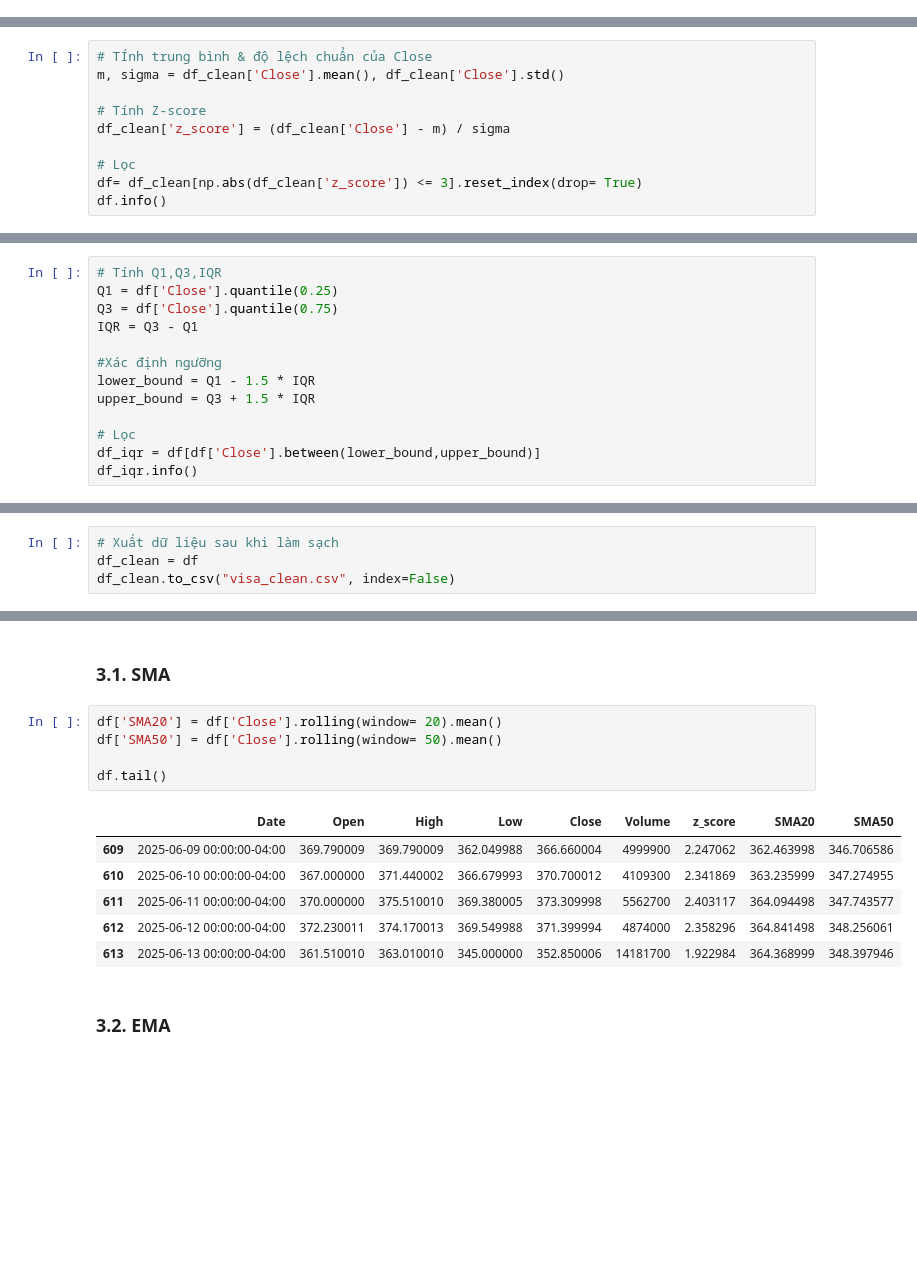
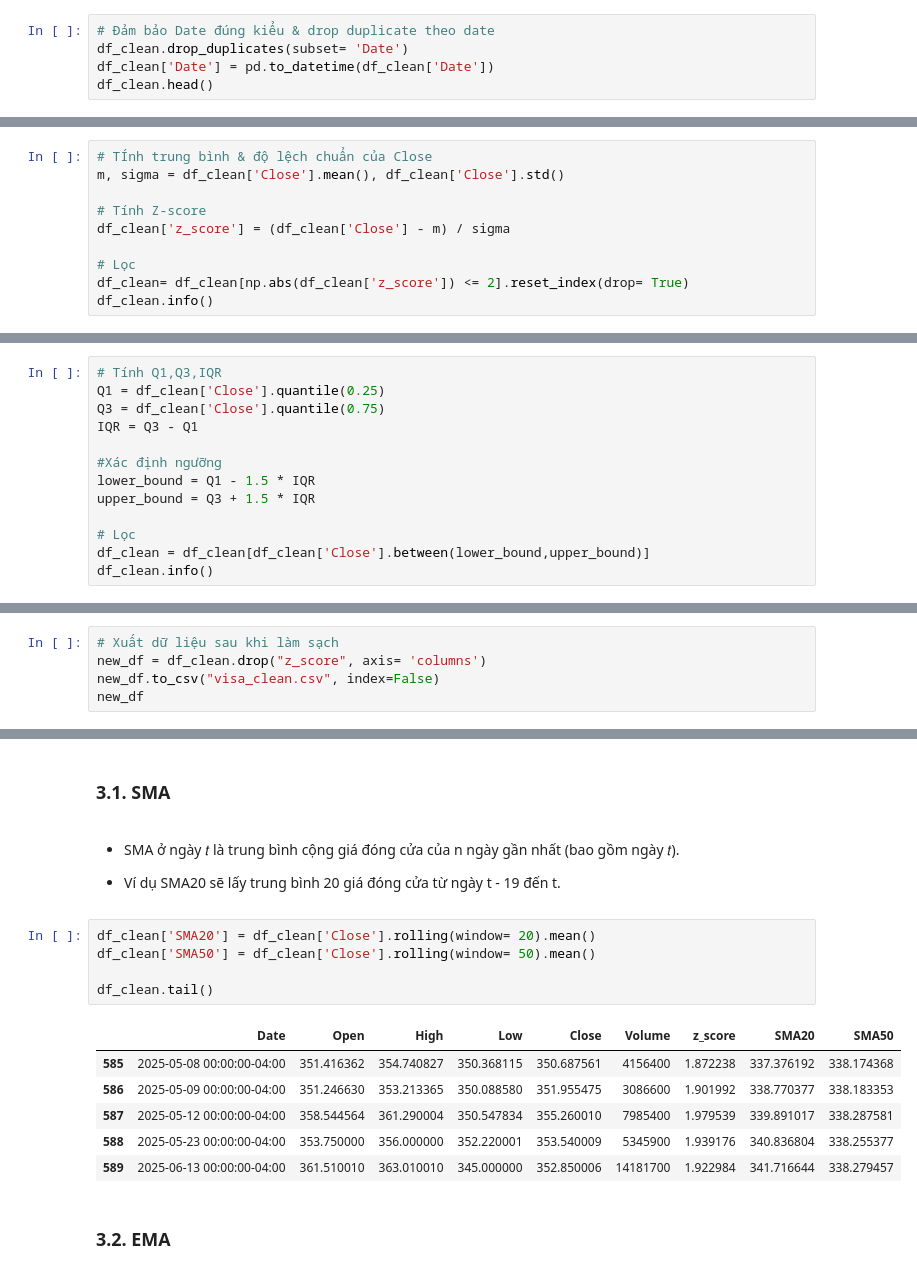
Before and after one commit to Vennyx14/Python_Stock_Analysis, a Jupyter notebook: Stock_Analysis.ipynb, the cells around one changed output, grey strips where cells are left out. Saved outputs shown, nothing was run; the diff lists cells and outputs as text; blank space fills up the shorter version.

```diff
--- a/Stock_Analysis.ipynb
+++ b/Stock_Analysis.ipynb
@@ -55,0 +81,5 @@ df_clean = df.dropna().reset_index(drop= True)
+# %%
+# Đảm bảo Date đúng kiểu & drop duplicate theo date
+df_clean.drop_duplicates(subset= 'Date')
+df_clean['Date'] = pd.to_datetime(df_clean['Date'])
+df_clean.head()
@@ -65,7 +113,7 @@ m, sigma = df_clean['Close'].mean(), df_clean['Close'].std()
 df_clean['z_score'] = (df_clean['Close'] - m) / sigma
 
 # Lọc
-df= df_clean[np.abs(df_clean['z_score']) <= 3].reset_index(drop= True)
-df.info()
+df_clean= df_clean[np.abs(df_clean['z_score']) <= 2].reset_index(drop= True)
+df_clean.info()
 # %% [output]
 <class 'pandas.core.frame.DataFrame'>
@@ -87,7 +147,7 @@ memory usage: 33.7 KB
 # %%
 # Tính Q1,Q3,IQR
-Q1 = df['Close'].quantile(0.25)
-Q3 = df['Close'].quantile(0.75)
+Q1 = df_clean['Close'].quantile(0.25)
+Q3 = df_clean['Close'].quantile(0.75)
 IQR = Q3 - Q1
 
 #Xác định ngưỡng
@@ -95,7 +155,7 @@ lower_bound = Q1 - 1.5 * IQR
 upper_bound = Q3 + 1.5 * IQR
 
 # Lọc
-df_iqr = df[df['Close'].between(lower_bound,upper_bound)]
-df_iqr.info()
+df_clean = df_clean[df_clean['Close'].between(lower_bound,upper_bound)]
+df_clean.info()
 # %% [output]
 <class 'pandas.core.frame.DataFrame'>
@@ -129,4 +175,5 @@ df.head()
 # %%
 # Xuất dữ liệu sau khi làm sạch
-df_clean = df
-df_clean.to_csv("visa_clean.csv", index=False)
+new_df = df_clean.drop("z_score", axis= 'columns')
+new_df.to_csv("visa_clean.csv", index=False)
+new_df
@@ -134,17 +195,21 @@ df_clean.to_csv("visa_clean.csv", index=False)
 ## 3. Chỉ số kĩ thuật
 # %% [markdown]
 ### 3.1. SMA
+# %% [markdown]
+- SMA ở ngày 𝑡 là trung bình cộng giá đóng cửa của n ngày gần nhất (bao gồm ngày 𝑡).
+
+- Ví dụ SMA20 sẽ lấy trung bình 20 giá đóng cửa từ ngày t - 19 đến t.
 # %%
-df['SMA20'] = df['Close'].rolling(window= 20).mean()
-df['SMA50'] = df['Close'].rolling(window= 50).mean()
+df_clean['SMA20'] = df_clean['Close'].rolling(window= 20).mean()
+df_clean['SMA50'] = df_clean['Close'].rolling(window= 50).mean()
 
-df.tail()
+df_clean.tail()
 # %% [output]
 |  | Date | Open | High | Low | Close | Volume | z_score | SMA20 | SMA50 |
-| 609 | 2025-06-09 00:00:00-04:00 | 369.790009 | 369.790009 | 362.049988 | 366.660004 | 4999900 | 2.247062 | 362.463998 | 346.706586 |
-| 610 | 2025-06-10 00:00:00-04:00 | 367.000000 | 371.440002 | 366.679993 | 370.700012 | 4109300 | 2.341869 | 363.235999 | 347.274955 |
-| 611 | 2025-06-11 00:00:00-04:00 | 370.000000 | 375.510010 | 369.380005 | 373.309998 | 5562700 | 2.403117 | 364.094498 | 347.743577 |
-| 612 | 2025-06-12 00:00:00-04:00 | 372.230011 | 374.170013 | 369.549988 | 371.399994 | 4874000 | 2.358296 | 364.841498 | 348.256061 |
-| 613 | 2025-06-13 00:00:00-04:00 | 361.510010 | 363.010010 | 345.000000 | 352.850006 | 14181700 | 1.922984 | 364.368999 | 348.397946 |
+| 585 | 2025-05-08 00:00:00-04:00 | 351.416362 | 354.740827 | 350.368115 | 350.687561 | 4156400 | 1.872238 | 337.376192 | 338.174368 |
+| 586 | 2025-05-09 00:00:00-04:00 | 351.246630 | 353.213365 | 350.088580 | 351.955475 | 3086600 | 1.901992 | 338.770377 | 338.183353 |
+| 587 | 2025-05-12 00:00:00-04:00 | 358.544564 | 361.290004 | 350.547834 | 355.260010 | 7985400 | 1.979539 | 339.891017 | 338.287581 |
+| 588 | 2025-05-23 00:00:00-04:00 | 353.750000 | 356.000000 | 352.220001 | 353.540009 | 5345900 | 1.939176 | 340.836804 | 338.255377 |
+| 589 | 2025-06-13 00:00:00-04:00 | 361.510010 | 363.010010 | 345.000000 | 352.850006 | 14181700 | 1.922984 | 341.716644 | 338.279457 |
 # %% [markdown]
 ### 3.2. EMA
```
Also changed, not shown: parts of 45 cells of this notebook.
